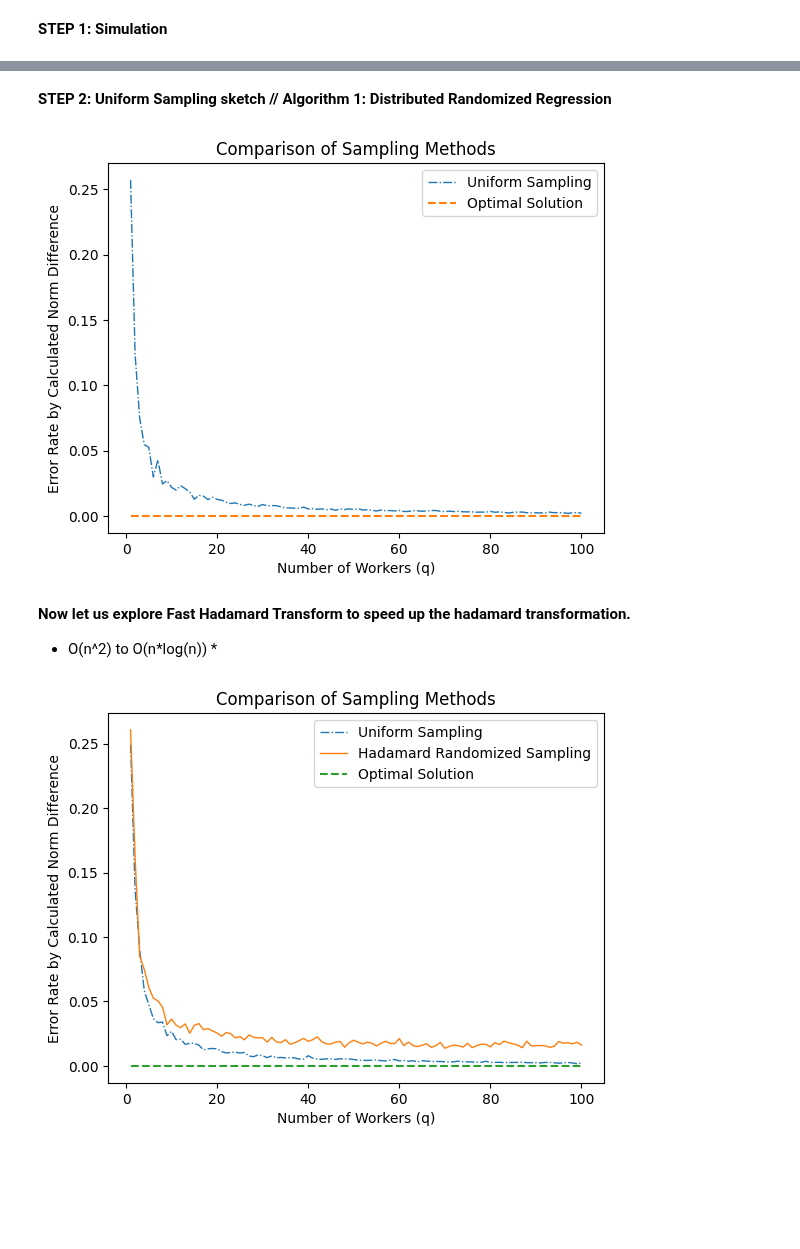
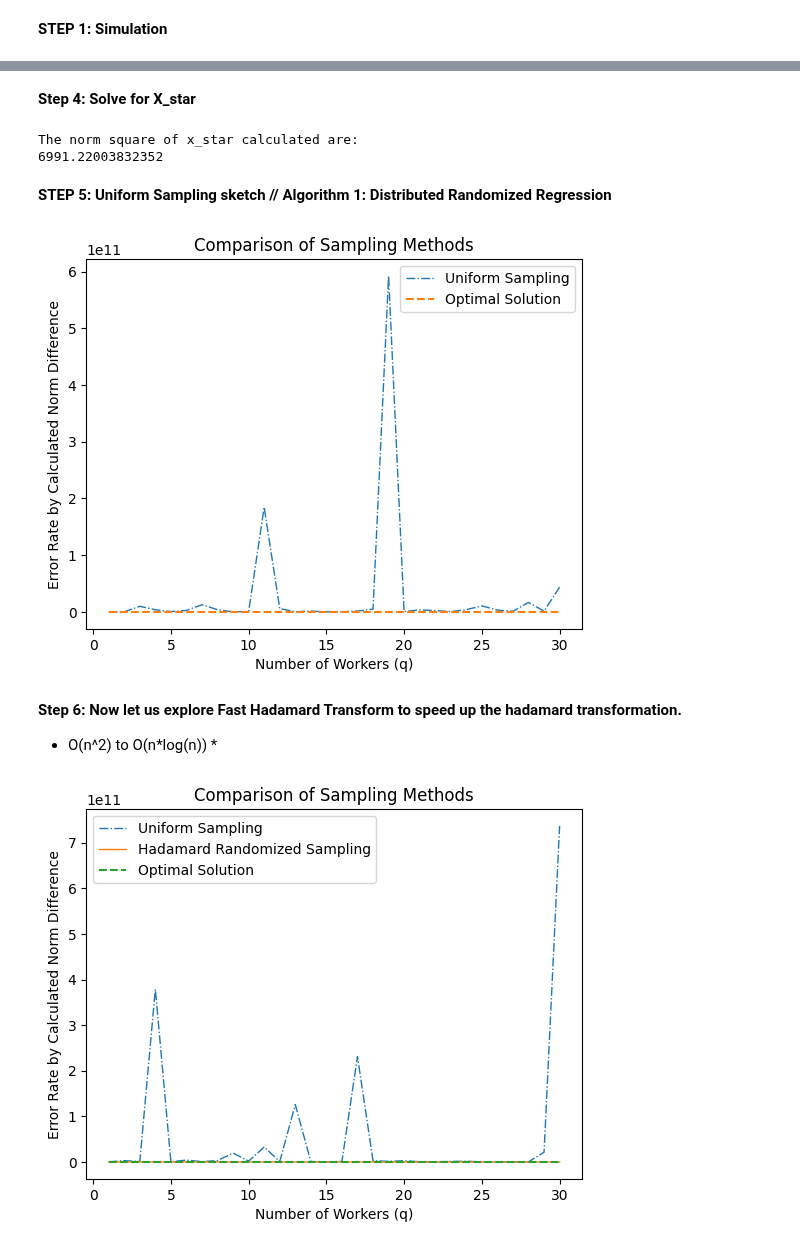
Before and after one commit to FergieLigaLlj/Statistical-Machine-Learning-Research-with-Pro.-Zhang-Zhixiang, a Jupyter notebook: Distributed Sketching for Randomized Optimization in Regression Training/step 2_Randomized Hadamard Sketch vs uniform sampling/UniformExperimentPython.ipynb, the cells around one changed output, grey strips where cells are left out. Cells and saved outputs as stored; diff of their text form; code cells hidden in the pictures; blank space fills up the shorter version.

```diff
--- a/Distributed Sketching for Randomized Optimization in Regression Training/step 2_Randomized Hadamard Sketch vs uniform sampling/UniformExperimentPython.ipynb
+++ b/Distributed Sketching for Randomized Optimization in Regression Training/step 2_Randomized Hadamard Sketch vs uniform sampling/UniformExperimentPython.ipynb
@@ -228,8 +70,23 @@ The norm square of the optimal solution is:
+# %% [markdown]
+**Step 4: Solve for X_star**
+# %%
+def solver(A,b):
+    A = np.array(A)
+    b = np.array(b)
+    x_star = np.linalg.inv(A.T@A)@A.T@b
+    return x_star
+x_star = solver(X,Y)
+norm_star = calculate_the_norm_square(X,Y,x_star)
+print("The norm square of x_star calculated are:")
+print(norm_star)
+# %% [output]
+The norm square of x_star calculated are:
+6991.22003832352
 # %% [markdown]
-**STEP 2: Uniform Sampling sketch // Algorithm 1: Distributed Randomized Regression**
+**STEP 5: Uniform Sampling sketch // Algorithm 1: Distributed Randomized Regression**
 # %%
-# e.g. our desired sketching size is m = 1000
-m = 1000
+# e.g. our desired sketching size is m = 819 = [8192/10]
+m = int(n/10)
 # Algorithm 1 inserting inside uniform sampling: Distributed Randomized Regression
 
 # S_k @ A here is just computed as A [uniformly_sampled_index]
@@ -242,23 +99,22 @@ def uniform_sampling_1(X,Y,n,m,q):
         index = np.random.choice(n, size=m, replace=False)
         X_sk = X[index]
         Y_sk = Y[index]
-        L,low = cho_factor(X_sk.T@X_sk)
-        x_hat = cho_solve((L,low),X_sk.T@Y_sk)
+        x_hat = np.linalg.inv(X_sk.T@X_sk)@X_sk.T@Y_sk
         x_hat_list.append(x_hat)
     x_bar = sum(x_hat_list) / q
     return x_bar
 import matplotlib.pyplot as plt
 # Calculate the error rate for each method
 error_uniform = []
-error_star = np.zeros((100,1))
-for q in range(1, 101):  # adjust the range as needed
+error_star = np.zeros((30,1))
+for q in range(1, 31):  # adjust the range as needed
     x_bar_uniform = uniform_sampling_1(X, Y, n, m, q)
-    error = error_ratio(X, Y, x_bar_uniform, x_Star)
+    error = error_ratio(X, Y, x_bar_uniform, x_star)
     error_uniform.append(error)  # uniform sampling error
 
 # Create the plot
-plt.plot(range(1, 101), error_uniform, label='Uniform Sampling',linestyle = '-.',linewidth = 1)
-plt.plot(range(1, 101), error_star, label='Optimal Solution', linestyle='--')
+plt.plot(range(1, 31), error_uniform, label='Uniform Sampling',linestyle = '-.',linewidth = 1)
+plt.plot(range(1, 31), error_star, label='Optimal Solution', linestyle='--')
 
 plt.xlabel('Number of Workers (q)')
 plt.ylabel('Error Rate by Calculated Norm Difference')
@@ -266,14 +122,15 @@ plt.title('Comparison of Sampling Methods')
 plt.legend()
 plt.show()
 # %% [output]
-[figure, old version]
+[figure, new version]
 # %% [markdown]
-**Now let us explore Fast Hadamard Transform to speed up the hadamard transformation.**<br>
+**Step 6: Now let us explore Fast Hadamard Transform to speed up the hadamard transformation.**<br>
 * O(n^2) to O(n*log(n)) *
 # %%
 # Algorithm 1 inserting inside hadamard rademacher randomization: Distributed Randomized Regression
 
 # Step 1: Hadamard rademacher randomization
+from math import sqrt
 import torch
 import spyrit.core.torch as st
 def fhm(X,Y):
@@ -290,8 +147,8 @@ def fhm(X,Y):
     tensor_matrix_X = st.fwht(tensor_matrix_X.T).T
     tensor_matrix_Y = st.fwht(tensor_matrix_Y)
     # Convert back to numpy array
-    X = tensor_matrix_X.numpy()
-    Y = tensor_matrix_Y.numpy()
+    X = tensor_matrix_X.numpy()/sqrt(X.shape[0])
+    Y = tensor_matrix_Y.numpy()/sqrt(Y.shape[0])
     return X,Y
 # %%
 X_hada,Y_hada = fhm(X,Y)
@@ -304,38 +161,35 @@ def Hadamard_Randomized_Sampling_1(X, Y, n, m, q):
     x_hat_list = []
     for k in range(q):
         index = np.random.choice(n, size=m, replace=False)
-        X_sk = X[index] / np.sqrt(m)
-        Y_sk = Y[index] / np.sqrt(m)
-        X_sk = np.array(X_sk)
-        Y_sk = np.array(Y_sk)
-        L,low = cho_factor(X_sk.T@X_sk)
-        x_hat = cho_solve((L,low),X_sk.T@Y_sk)
+        X_sk = X[index]
+        Y_sk = Y[index]
+        x_hat = np.linalg.inv(X_sk.T @ X_sk) @ X_sk.T @ Y_sk
         x_hat_list.append(x_hat)
     x_bar = sum(x_hat_list) / q
     return x_bar
 # %%
 # Calculate the error rate for each method
 error_uniform = []
 error_hadamard = []
-error_star = np.zeros((100,1))
+error_star = np.zeros((30,1))
 
 # Calculate the error rate for each method
-for q in range(1, 101):  # adjust the range as needed
+for q in range(1, 31):  # adjust the range as needed
     x_bar_uniform = uniform_sampling_1(X, Y, n, m, q)
     x_bar_hadamard = Hadamard_Randomized_Sampling_1(X, Y, n, m, q)
-    error_uniform_value = error_ratio(X, Y, x_bar_uniform, x_Star)
-    error_hadamard_value = error_ratio(X, Y, x_bar_hadamard, x_Star)
+    error_uniform_value = error_ratio(X, Y, x_bar_uniform, x_star)
+    error_hadamard_value = error_ratio(X, Y, x_bar_hadamard, x_star)
     error_uniform.append(error_uniform_value)  # uniform sampling error
     error_hadamard.append(error_hadamard_value)
 # Create the plot
-plt.plot(range(1, 101), error_uniform, label='Uniform Sampling',linestyle = '-.',linewidth = 1)
-plt.plot(range(1, 101), error_hadamard, label='Hadamard Randomized Sampling',linestyle = '-',linewidth = 1)
-plt.plot(range(1, 101), error_star, label='Optimal Solution', linestyle='--')
+plt.plot(range(1, 31), error_uniform, label='Uniform Sampling',linestyle = '-.',linewidth = 1)
+plt.plot(range(1, 31), error_hadamard, label='Hadamard Randomized Sampling',linestyle = '-',linewidth = 1)
+plt.plot(range(1, 31), error_star, label='Optimal Solution', linestyle='--')
 
 plt.xlabel('Number of Workers (q)')
 plt.ylabel('Error Rate by Calculated Norm Difference')
 plt.title('Comparison of Sampling Methods')
 plt.legend()
 plt.show()
 # %% [output]
-[figure, old version]
+[figure, new version]
```
Also changed, not shown: parts of 14 cells of this notebook, 10 other files.
